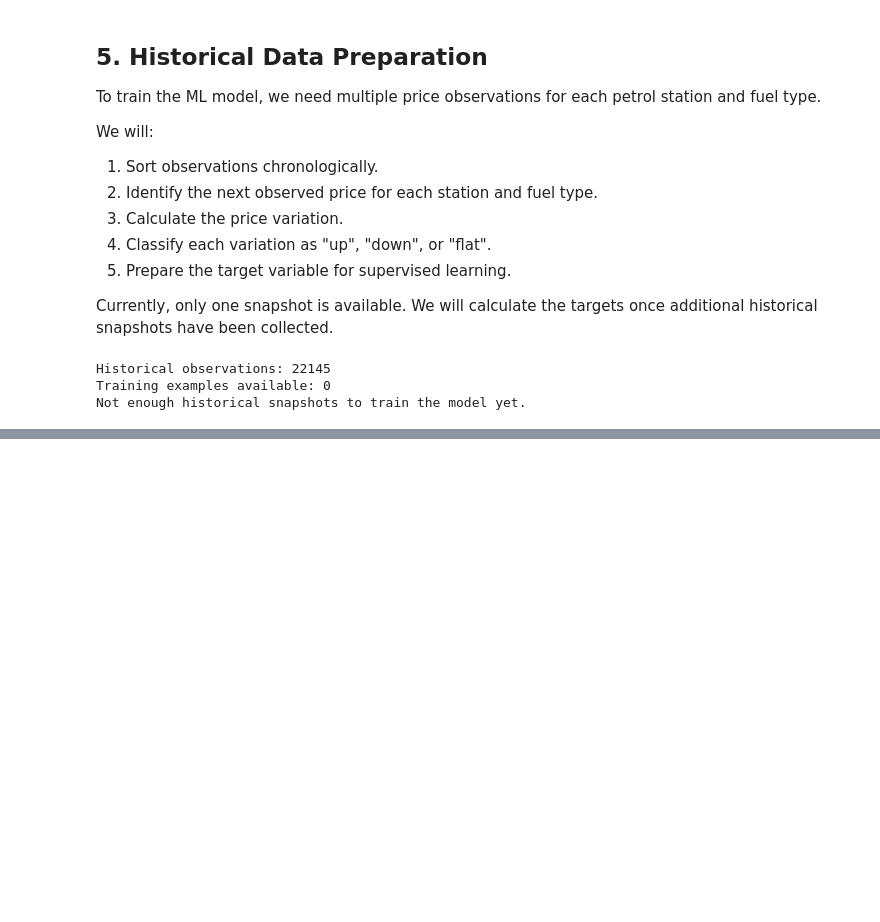
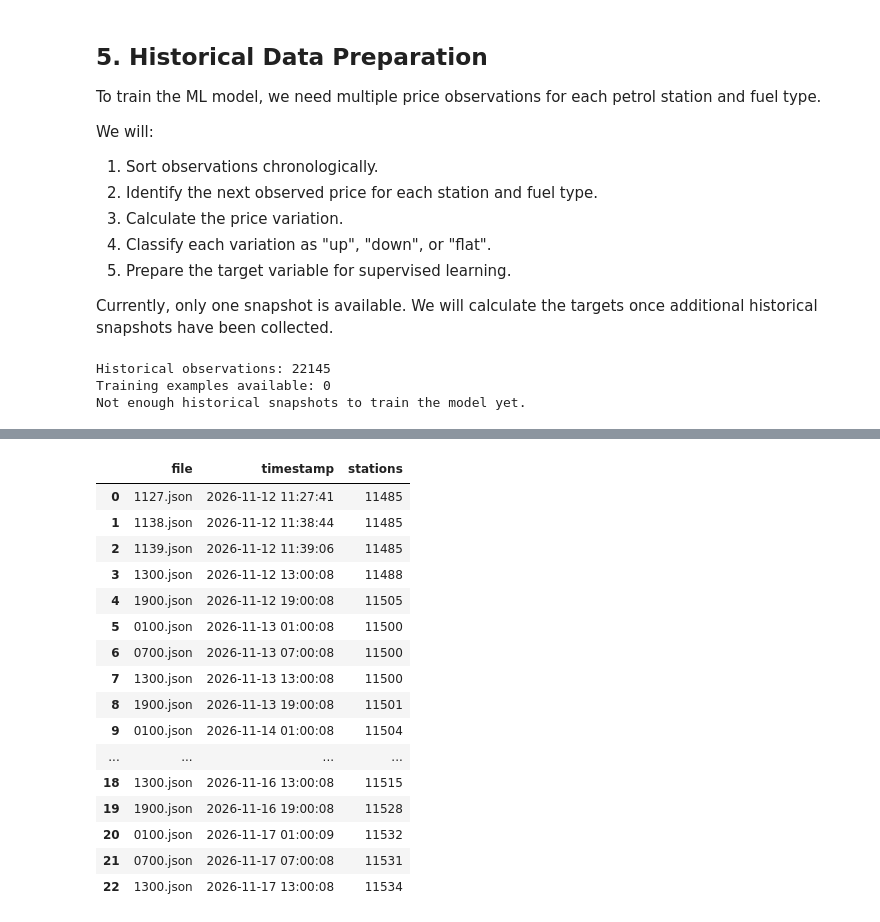
Before and after one commit to laurarigau/SmartFuel-cloud_solutions, a Jupyter notebook: ml/smartfuel_model_v0.ipynb, the cells around one changed output, grey strips where cells are left out. Drawn from its saved outputs; the diff is of its cells as text; code cells hidden in the pictures; blank space fills up the shorter version.

```diff
--- a/ml/smartfuel_model_v0.ipynb
+++ b/ml/smartfuel_model_v0.ipynb
@@ -294,0 +302,42 @@ Not enough historical snapshots to train the model yet.
+# %%
+
+import json
+from pathlib import Path
+import pandas as pd
+
+# Folder containing Marc's historical data
+history_dir = Path.home() / "Desktop" / "smartfuel-raw"
+
+# Find all JSON files, including those inside subfolders
+json_files = sorted(history_dir.rglob("*.json"))
+
+if not json_files:
+    raise FileNotFoundError(
+        f"No JSON files found in {history_dir}. "
+        "Check that the ZIP is extracted."
+    )
+
+# Read information from each snapshot
+snapshots = []
+
+for file in json_files:
+    with open(file, "r", encoding="utf-8") as f:
+        data = json.load(f)
+
+    snapshots.append({
+        "file": file.name,
+        "timestamp": pd.to_datetime(data["Fecha"], dayfirst=True),
+        "stations": len(data["ListaEESSPrecio"])
+    })
+
+# Summary of available historical data
+history_summary = pd.DataFrame(snapshots)
+history_summary = history_summary.sort_values("timestamp")
+
+print("Historical snapshots:", len(history_summary))
+print("Unique timestamps:", history_summary["timestamp"].nunique())
+print("First snapshot:", history_summary["timestamp"].min())
+print("Last snapshot:", history_summary["timestamp"].max())
+
+display(history_summary)
+# %% [output]
@@ -294,0 +348,17 @@ Not enough historical snapshots to train the model yet.
+|  | file | timestamp | stations |
+| 0 | 1127.json | 2026-11-12 11:27:41 | 11485 |
+| 1 | 1138.json | 2026-11-12 11:38:44 | 11485 |
+| 2 | 1139.json | 2026-11-12 11:39:06 | 11485 |
+| 3 | 1300.json | 2026-11-12 13:00:08 | 11488 |
+| 4 | 1900.json | 2026-11-12 19:00:08 | 11505 |
+| 5 | 0100.json | 2026-11-13 01:00:08 | 11500 |
+| 6 | 0700.json | 2026-11-13 07:00:08 | 11500 |
+| 7 | 1300.json | 2026-11-13 13:00:08 | 11500 |
+| 8 | 1900.json | 2026-11-13 19:00:08 | 11501 |
+| 9 | 0100.json | 2026-11-14 01:00:08 | 11504 |
+| ... | ... | ... | ... |
+| 18 | 1300.json | 2026-11-16 13:00:08 | 11515 |
+| 19 | 1900.json | 2026-11-16 19:00:08 | 11528 |
+| 20 | 0100.json | 2026-11-17 01:00:09 | 11532 |
+| 21 | 0700.json | 2026-11-17 07:00:08 | 11531 |
+| 22 | 1300.json | 2026-11-17 13:00:08 | 11534 |
```
Also changed, not shown: parts of 20 cells of this notebook, 1 other file.
